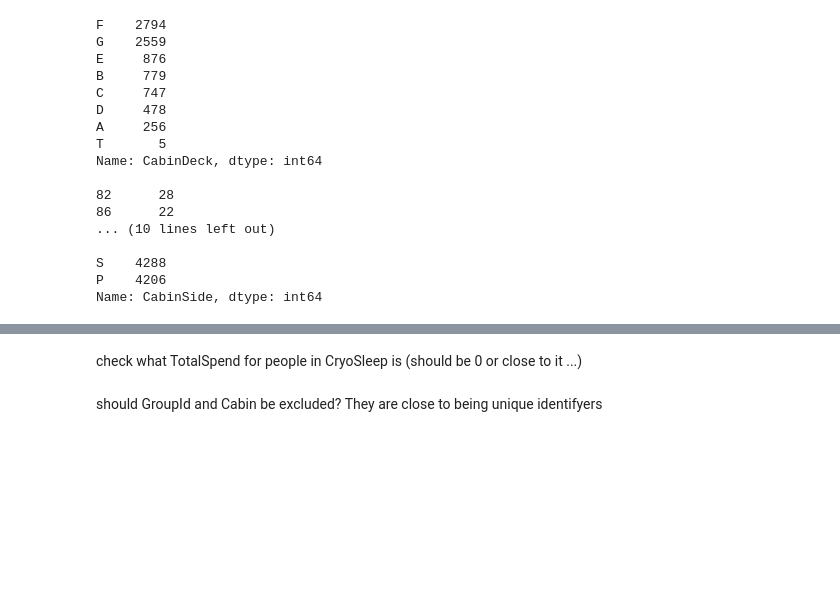
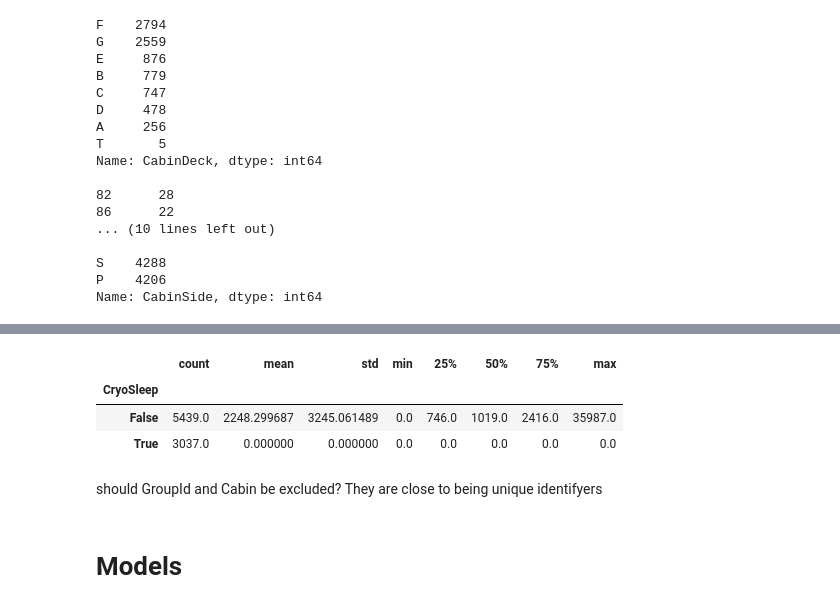
Before and after one commit to mgrow1/kaggle, a Jupyter notebook: spaceship-titanic.ipynb, the cells around one changed output, grey strips where cells are left out. Cells and saved outputs as stored; diff of their text form; code cells hidden in the pictures; blank space fills up the shorter version.

Commit message:
Kaggle Notebook | Spaceship Titanic | Version 3 - initial modeling

```diff
--- a/spaceship-titanic.ipynb
+++ b/spaceship-titanic.ipynb
@@ -236,7 +238,15 @@ Text(0.5, 1.0, 'Mutual Information Scores')
+# %%
+#check that people in CryoSleep are not spending money
+train_data.groupby('CryoSleep')['TotalSpend'].describe()
+# %% [output]
+|  | count | mean | std | min | 25% | 50% | 75% | max |
+| CryoSleep |  |  |  |  |  |  |  |  |
+| False | 5439.0 | 2248.299687 | 3245.061489 | 0.0 | 746.0 | 1019.0 | 2416.0 | 35987.0 |
+| True | 3037.0 | 0.000000 | 0.000000 | 0.0 | 0.0 | 0.0 | 0.0 | 0.0 |
 # %%
 # select categorical columns
 categorical_cols = [cname for cname in train_data.columns if train_data[cname].dtype == "object"]
-# %% [markdown]
-check what TotalSpend for people in CryoSleep is (should be 0 or close to it ...)
 # %% [markdown]
 should GroupId and Cabin be excluded? They are close to being unique identifyers
+# %% [markdown]
+# Models
```
Also changed, not shown: parts of 7 cells of this notebook.
